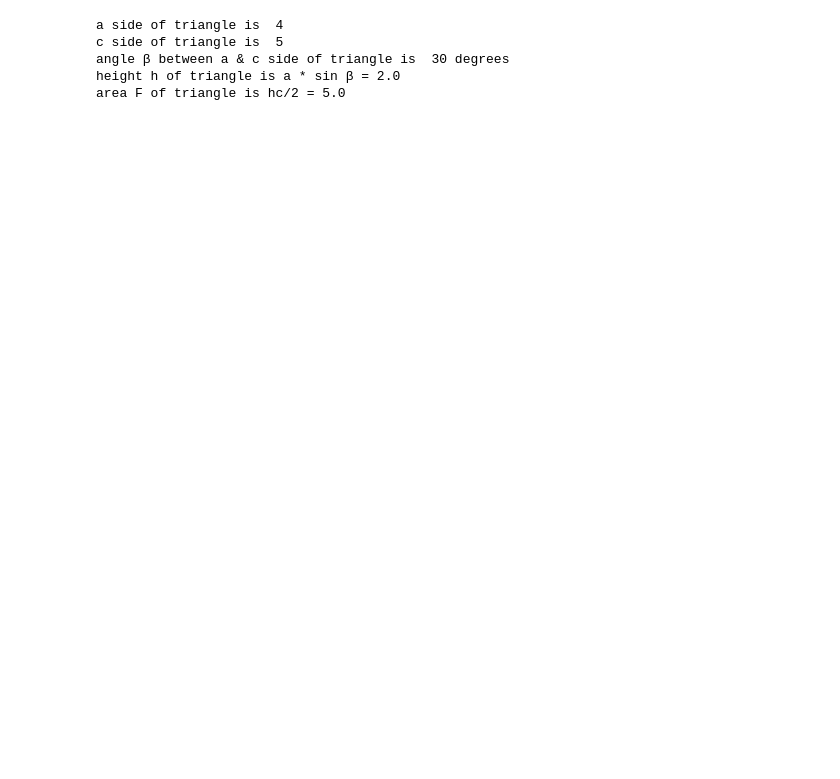
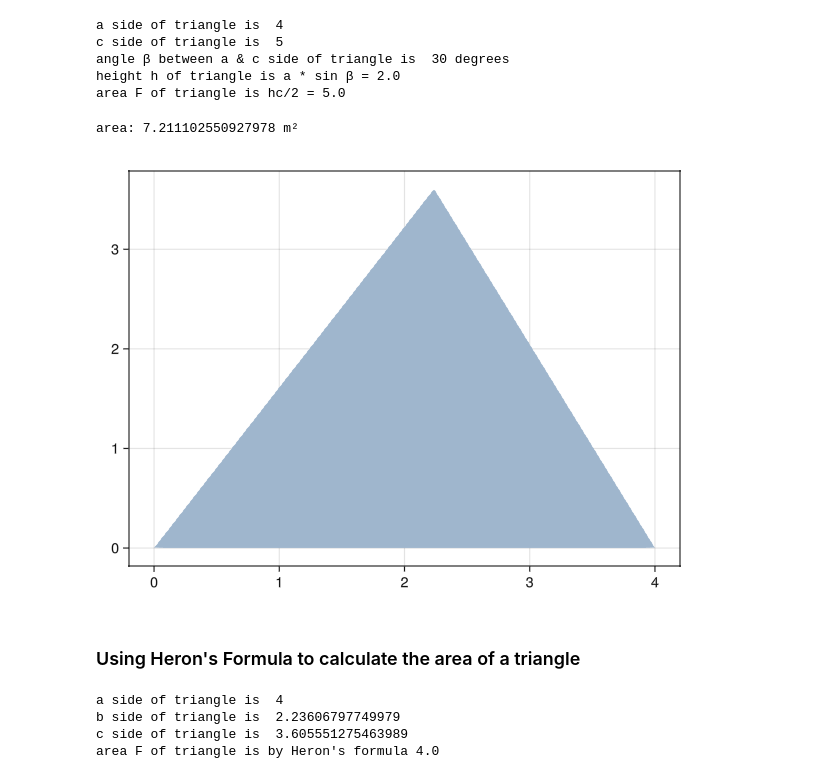
Before and after one commit to FourMInfo/Math_Foundations, a Jupyter notebook: notebooks/Basics.ipynb, the cells around one changed output. Drawn from its saved outputs; the diff is of its cells as text; code cells hidden in the pictures; blank space fills up the shorter version.

Commit message:
heron's formula

```diff
--- a/notebooks/Basics.ipynb
+++ b/notebooks/Basics.ipynb
@@ -534,3 +541,27 @@ c side of triangle is  5
 angle β between a & c side of triangle is  30 degrees
 height h of triangle is a * sin β = 2.0
 area F of triangle is hc/2 = 5.0
+# %%
+
+t = Triangle((0.0, 0.0), (4.0, 0.0), (sqrt(5), sqrt(13)))
+println("area: ", area(t))
+viz(t)
+# %% [output]
+area: 7.211102550927978 m²
+[figure, added]
+# %% [markdown]
+### Using Heron's Formula to calculate the area of a triangle
+# %%
+a = 4
+b = sqrt(5)
+c = sqrt(13)
+println("a side of triangle is  ", a)
+println("b side of triangle is  ", b)
+println("c side of triangle is  ", c)
+F = 1/4 * round(sqrt( (a + b + c) * (b + c - a) * (a + c - b) * (a + b - c)); digits=3)
+println("area F of triangle is by Heron's formula ", F)
+# %% [output]
+a side of triangle is  4
+b side of triangle is  2.23606797749979
+c side of triangle is  3.605551275463989
+area F of triangle is by Heron's formula 4.0
```
Also changed, not shown: parts of 2 cells of this notebook.
